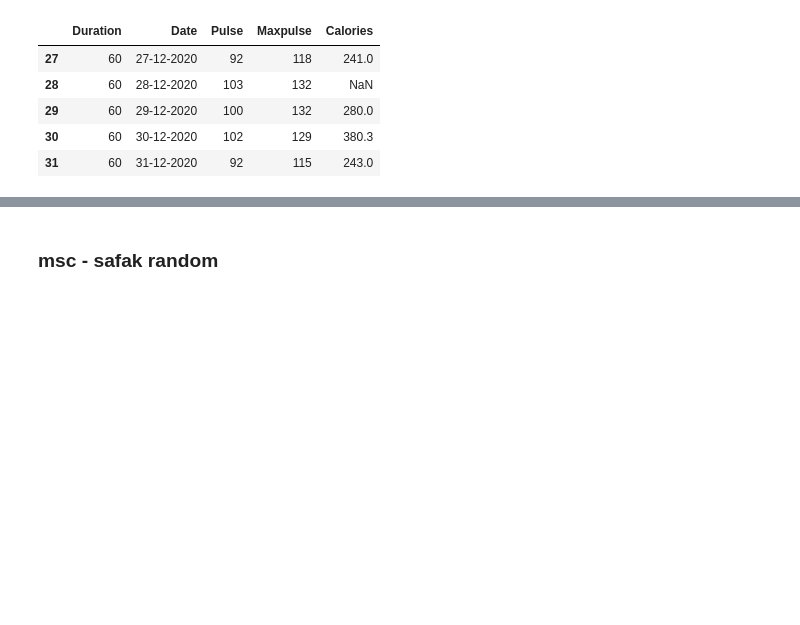
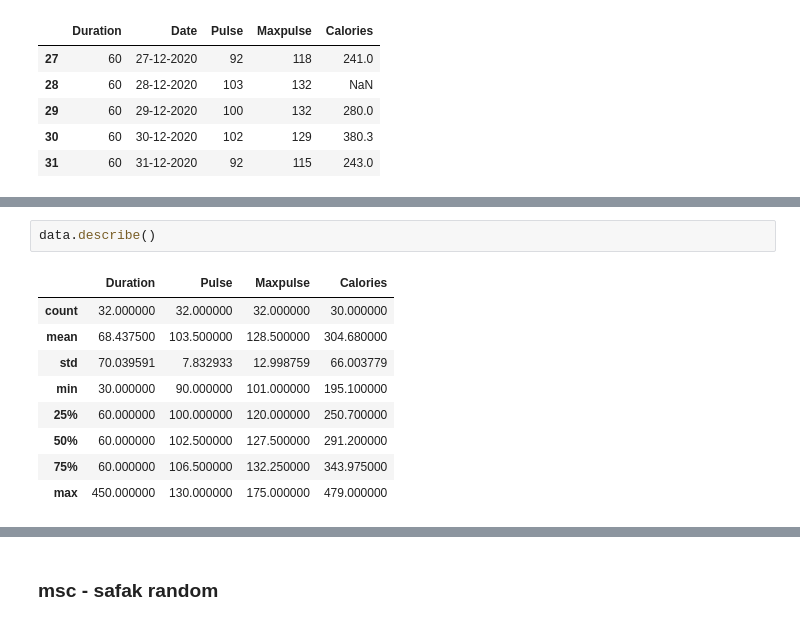
Before and after one commit to safakan/CCTB_repo_safak_atakan_celik, a Jupyter notebook: DEA113/EDA.ipynb, the cells around one changed output, grey strips where cells are left out. Saved outputs shown, nothing was run; the diff lists cells and outputs as text; blank space fills up the shorter version.

```diff
--- a/DEA113/EDA.ipynb
+++ b/DEA113/EDA.ipynb
@@ -24,0 +47,12 @@ data.tail()
+# %%
+data.describe()
+# %% [output]
+|  | Duration | Pulse | Maxpulse | Calories |
+| count | 32.000000 | 32.000000 | 32.000000 | 30.000000 |
+| mean | 68.437500 | 103.500000 | 128.500000 | 304.680000 |
+| std | 70.039591 | 7.832933 | 12.998759 | 66.003779 |
+| min | 30.000000 | 90.000000 | 101.000000 | 195.100000 |
+| 25% | 60.000000 | 100.000000 | 120.000000 | 250.700000 |
+| 50% | 60.000000 | 102.500000 | 127.500000 | 291.200000 |
+| 75% | 60.000000 | 106.500000 | 132.250000 | 343.975000 |
+| max | 450.000000 | 130.000000 | 175.000000 | 479.000000 |
```
Also changed, not shown: parts of 12 cells of this notebook.
